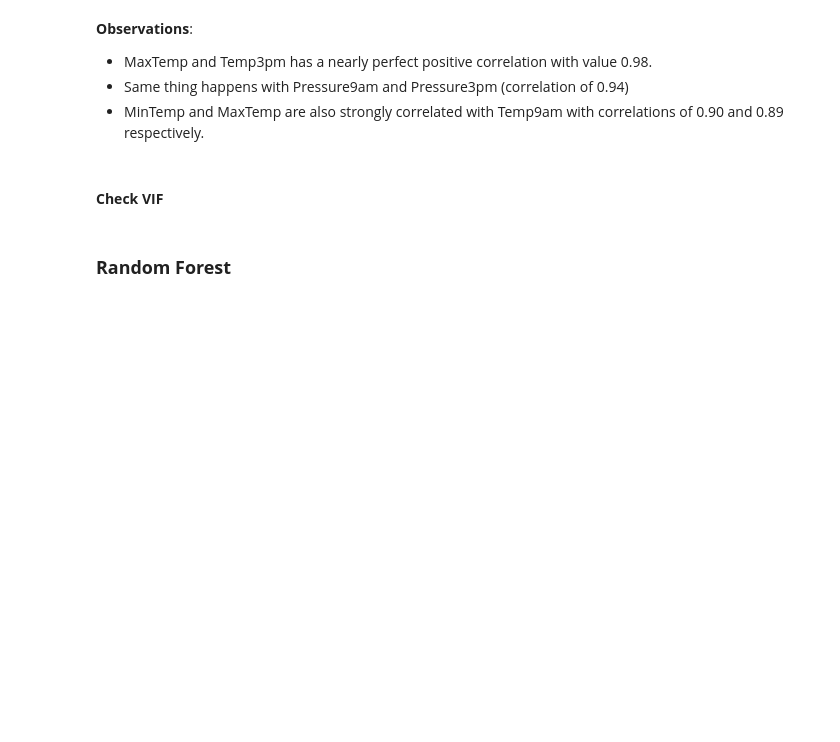
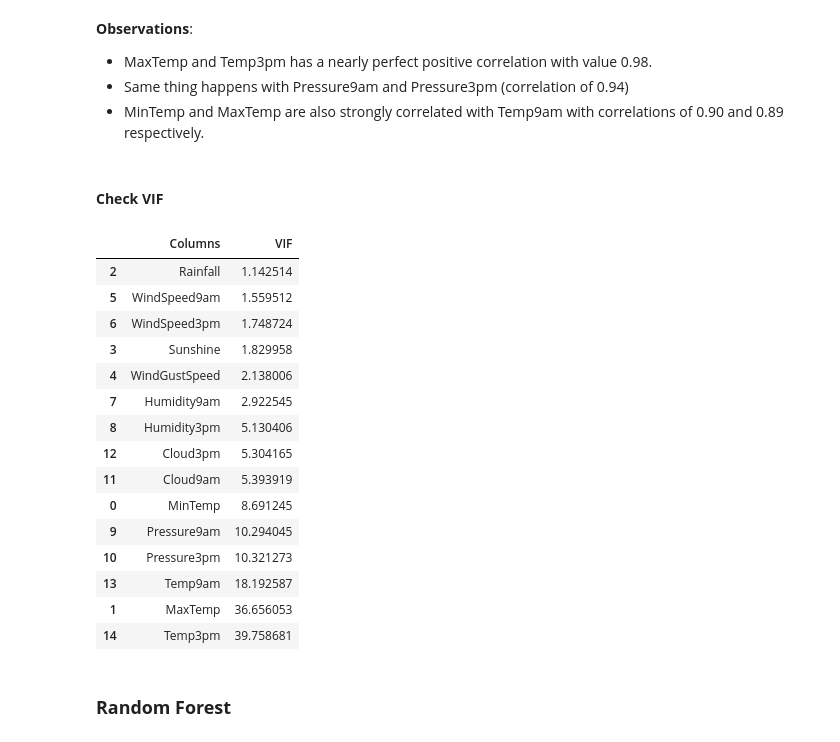
Before and after one commit to dzungpnguyen/rain-in-australia, a Jupyter notebook: data_exploration_analysis.ipynb, the cells around one changed output. Saved outputs shown, nothing was run; the diff lists cells and outputs as text; code cells hidden in the pictures; blank space fills up the shorter version.

```diff
--- a/data_exploration_analysis.ipynb
+++ b/data_exploration_analysis.ipynb
@@ -996,6 +997,30 @@ plt.show()
 - MinTemp and MaxTemp are also strongly correlated with Temp9am with correlations of 0.90 and 0.89 respectively.
 # %% [markdown]
 #### **Check VIF**
+# %%
+vif = [variance_inflation_factor(df[numeric_columns].values, i) for i in range(len(numeric_columns))]
+vif = pd.DataFrame({
+    'Columns': numeric_columns,
+    'VIF': vif
+})
+vif.sort_values(by='VIF')
+# %% [output]
+|  | Columns | VIF |
+| 2 | Rainfall | 1.142514 |
+| 5 | WindSpeed9am | 1.559512 |
+| 6 | WindSpeed3pm | 1.748724 |
+| 3 | Sunshine | 1.829958 |
+| 4 | WindGustSpeed | 2.138006 |
+| 7 | Humidity9am | 2.922545 |
+| 8 | Humidity3pm | 5.130406 |
+| 12 | Cloud3pm | 5.304165 |
+| 11 | Cloud9am | 5.393919 |
+| 0 | MinTemp | 8.691245 |
+| 9 | Pressure9am | 10.294045 |
+| 10 | Pressure3pm | 10.321273 |
+| 13 | Temp9am | 18.192587 |
+| 1 | MaxTemp | 36.656053 |
+| 14 | Temp3pm | 39.758681 |
 # %% [markdown]
 ### **Random Forest**
 # %% [markdown]
```
Also changed, not shown: parts of 1 cell of this notebook.
